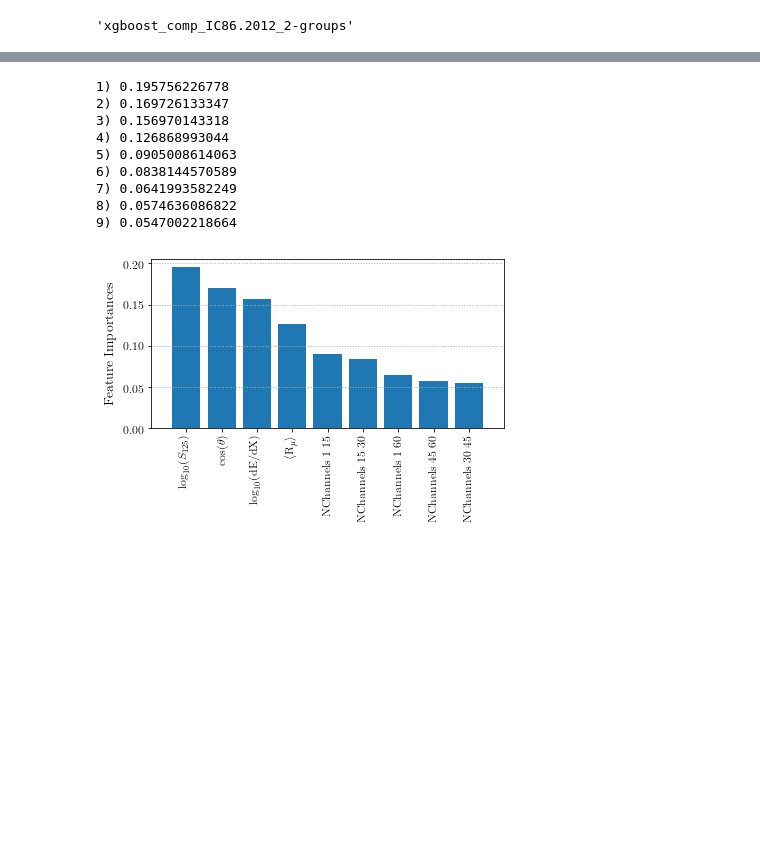
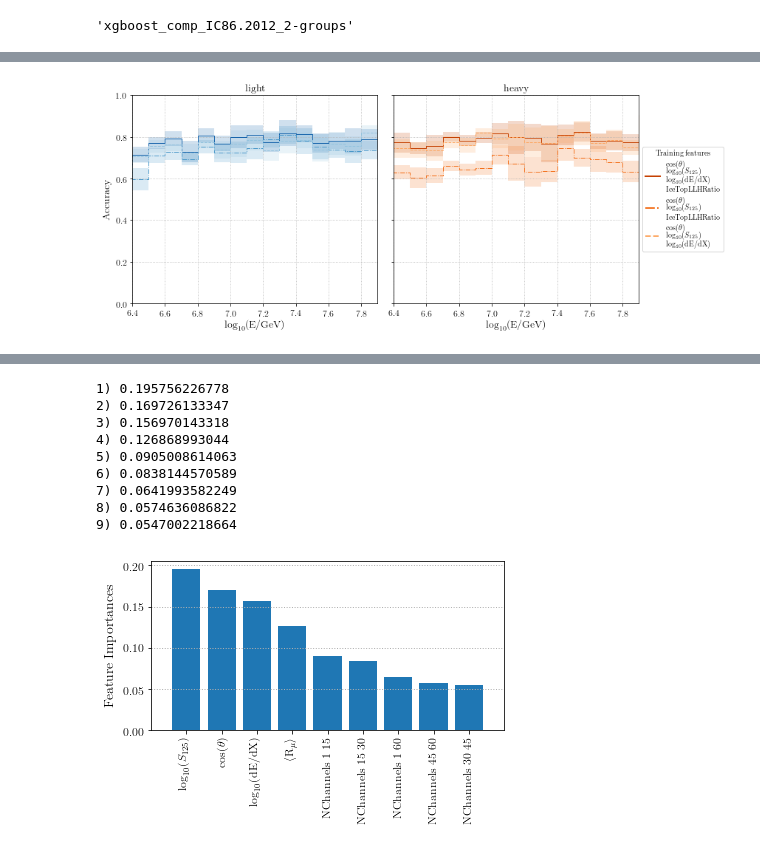
Before and after one commit to jrbourbeau/cr-composition, a Jupyter notebook: feature_selection/plot-feature-scan.ipynb, the cells around one changed output, grey strips where cells are left out. Saved outputs shown, nothing was run; the diff lists cells and outputs as text; code cells hidden in the pictures; blank space fills up the shorter version.

```diff
--- a/feature_selection/plot-feature-scan.ipynb
+++ b/feature_selection/plot-feature-scan.ipynb
@@ -124,0 +71,92 @@ plt.show()
+# %%
+cwd = os.getcwd()
+linestyles = cycle(['-', '-.', '--', ':'])
+
+
+plot_features = [('lap_cos_zenith', 'log_s125', 'IceTopLLHRatio'),
+                 ('lap_cos_zenith', 'log_s125', 'log_dEdX'),
+                 ('lap_cos_zenith', 'log_s125', 'log_dEdX', 'IceTopLLHRatio'),
+#                  ('lap_cos_zenith', 'log_s125'),
+                ]
+
+results_plot = results_no_random.loc[results_no_random['features'].isin(plot_features), :].reset_index(drop=True)
+
+color_dict_model = {}
+color_dict_model['light'] = sns.color_palette('Blues', len(results_plot)+1).as_hex()[::-1]
+color_dict_model['intermediate'] = sns.color_palette('Reds', len(results_plot)+1).as_hex()[::-1]
+color_dict_model['heavy'] = sns.color_palette('Oranges', len(results_plot)+1).as_hex()[::-1]
+
+color_dict_model['PPlus'] = sns.color_palette('Blues', len(results_plot)+1).as_hex()[::-1]
+color_dict_model['O16Nucleus'] = sns.color_palette('Reds', len(results_plot)+1).as_hex()[::-1]
+color_dict_model['He4Nucleus'] = sns.color_palette('Purples', len(results_plot)+1).as_hex()[::-1]
+color_dict_model['Fe56Nucleus'] = sns.color_palette('Oranges', len(results_plot)+1).as_hex()[::-1]
+
+fig, axarr = plt.subplots(ncols=len(comp_list), figsize=(12, 5), sharex=True, sharey=True)
+for idx_row, row in results_plot.iterrows():
+
+    if 'random' in row['features']:
+        continue
+
+#     if len(row['features']) > 4:
+#         continue
+
+#     if len(row['features']) == 2:
+#         continue
+
+#     if len(row['features']) != 3:
+#         continue
+
+
+#     if len(row['features']) != 2 and set(row['features']) != set(nominal_features):
+#         continue
+
+#     if set(row['features']) != set(nominal_features):
+#         continue
+
+    print(len(row['features']))
+    print(row['features'])
+    print(row['best_params'])
+
+    ls = next(linestyles)
+    for idx, (composition, ax) in enumerate(zip(comp_list, axarr.flat)):
+        labels = row['feature_labels']
+        formatted_labels = format_label('NChannels', labels)
+        formatted_labels = format_label('NHits', formatted_labels)
+        formatted_labels = format_label('IT Q', formatted_labels)
+        # Add to plot
+        comp.plot_steps(energybins.log_energy_bins,
+                        row['acc_mean_{}'.format(composition)],
+                        yerr=row['acc_std_{}'.format(composition)],
+#                         color=color_dict[composition],
+                        color=color_dict_model[composition][idx_row],
+                        ls=ls,
+                        label='\n '.join(formatted_labels),
+                        ax=ax)
+
+        ax.set_xlim(6.4, 7.9)
+        ax.set_ylim(0, 1)
+        ax.set_xlabel('$\mathrm{\log_{10}(E/GeV)}$')
+        if idx == 0:
+            ax.set_ylabel('Accuracy')
+        ax.set_title(composition)
+        ax.grid(lw=0.8)
+        if idx == len(comp_list) - 1:
+#             ax.legend(title='Training features', fontsize=10)
+            leg = ax.legend(title='Training features',
+                            loc='center left',
+                            ncol=1,
+                            bbox_to_anchor=(1, 0.5),
+                            fontsize=10)
+# Set the linewidth of each legend object
+for legobj in leg.legendHandles:
+    legobj.set_linewidth(2.0)
+
+# ax.legend(title='Training features', loc='lower left', fontsize=10)
+outfile = os.path.join(comp.paths.figures_dir,
+                       'model_evaluation',
+                       'new_features',
+                       '{}_num_groups-{}.png'.format(config, num_groups))
+comp.check_output_dir(outfile)
+plt.savefig(outfile)
+plt.show()
+# %% [output]
@@ -125,3 +172,4 @@ plt.show()
+[figure, added]
 # %%
 # cwd = os.getcwd()
 # linestyles = ['-', '-.', '--']
```
Also changed, not shown: parts of 19 cells of this notebook, 21 other files.
